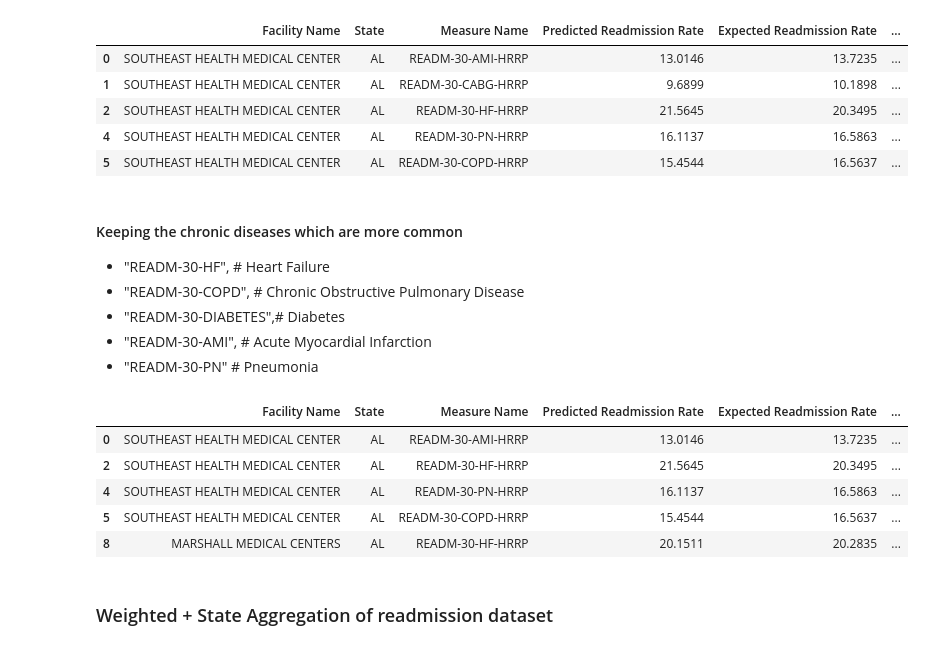
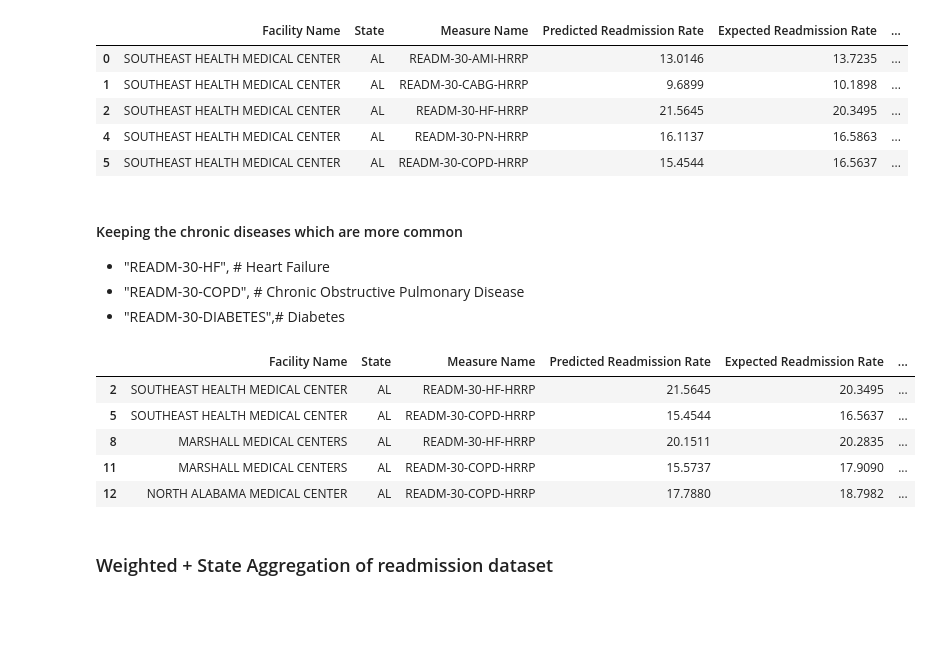
Before and after one commit to pranjul11garg/Population-Health-Financial-Impact-Analysis-CMS-CDC-Data, a Jupyter notebook: scripts/data_cleaning.ipynb, the cells around one changed output. Saved outputs shown, nothing was run; the diff lists cells and outputs as text; code cells hidden in the pictures; blank space fills up the shorter version.

```diff
--- a/scripts/data_cleaning.ipynb
+++ b/scripts/data_cleaning.ipynb
@@ -149,26 +227,22 @@ hrrp.head()
 - "READM-30-HF",      # Heart Failure
 - "READM-30-COPD",    # Chronic Obstructive Pulmonary Disease
 -  "READM-30-DIABETES",# Diabetes
--  "READM-30-AMI",     # Acute Myocardial Infarction
--   "READM-30-PN"       # Pneumonia
 # %%
 chronic_measures = [
     "READM-30-HF-HRRP",      # Heart Failure
     "READM-30-COPD-HRRP",    # Chronic Obstructive Pulmonary Disease
     "READM-30-DIABETES-HRRP",# Diabetes
-    "READM-30-AMI-HRRP",     # Acute Myocardial Infarction
-    "READM-30-PN-HRRP"       # Pneumonia
 ]
 
 hrrp = hrrp[hrrp["Measure Name"].isin(chronic_measures)]
 hrrp.head()
 # %% [output]
 |  | Facility Name | State | Measure Name | Predicted Readmission Rate | Expected Readmission Rate | ... |
-| 0 | SOUTHEAST HEALTH MEDICAL CENTER | AL | READM-30-AMI-HRRP | 13.0146 | 13.7235 | ... |
 | 2 | SOUTHEAST HEALTH MEDICAL CENTER | AL | READM-30-HF-HRRP | 21.5645 | 20.3495 | ... |
-| 4 | SOUTHEAST HEALTH MEDICAL CENTER | AL | READM-30-PN-HRRP | 16.1137 | 16.5863 | ... |
 | 5 | SOUTHEAST HEALTH MEDICAL CENTER | AL | READM-30-COPD-HRRP | 15.4544 | 16.5637 | ... |
 | 8 | MARSHALL MEDICAL CENTERS | AL | READM-30-HF-HRRP | 20.1511 | 20.2835 | ... |
+| 11 | MARSHALL MEDICAL CENTERS | AL | READM-30-COPD-HRRP | 15.5737 | 17.9090 | ... |
+| 12 | NORTH ALABAMA MEDICAL CENTER | AL | READM-30-COPD-HRRP | 17.7880 | 18.7982 | ... |
 # %% [markdown]
 ### Weighted + State Aggregation of readmission dataset
 # %%
```
Also changed, not shown: parts of 22 cells of this notebook, 1 other file.
